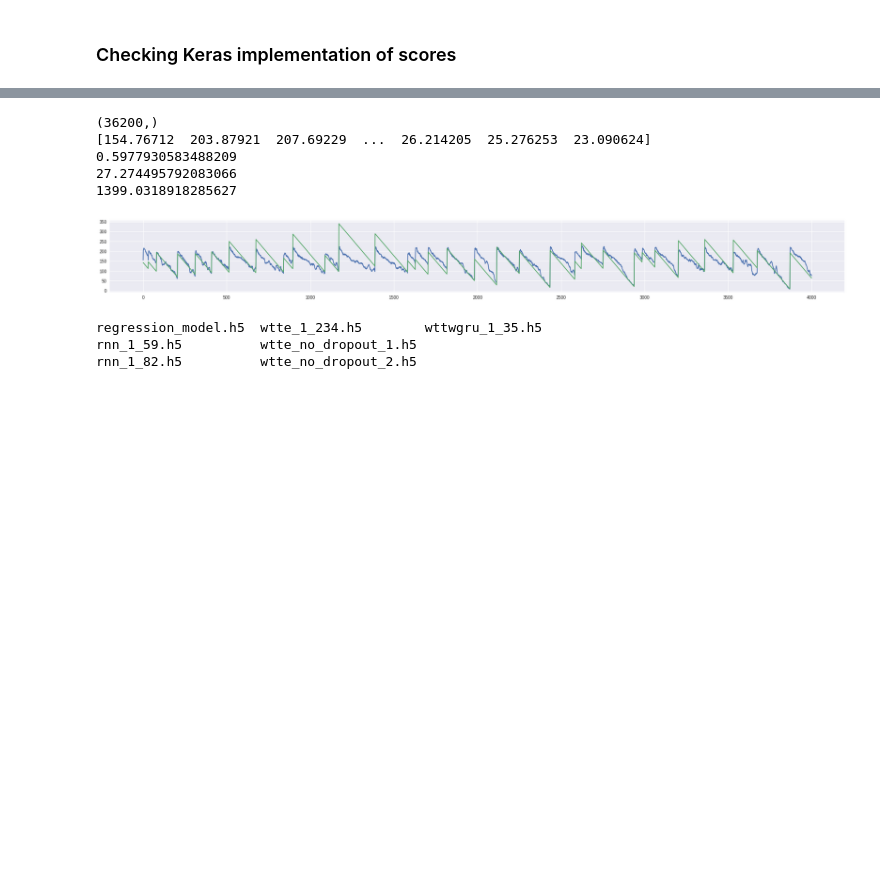
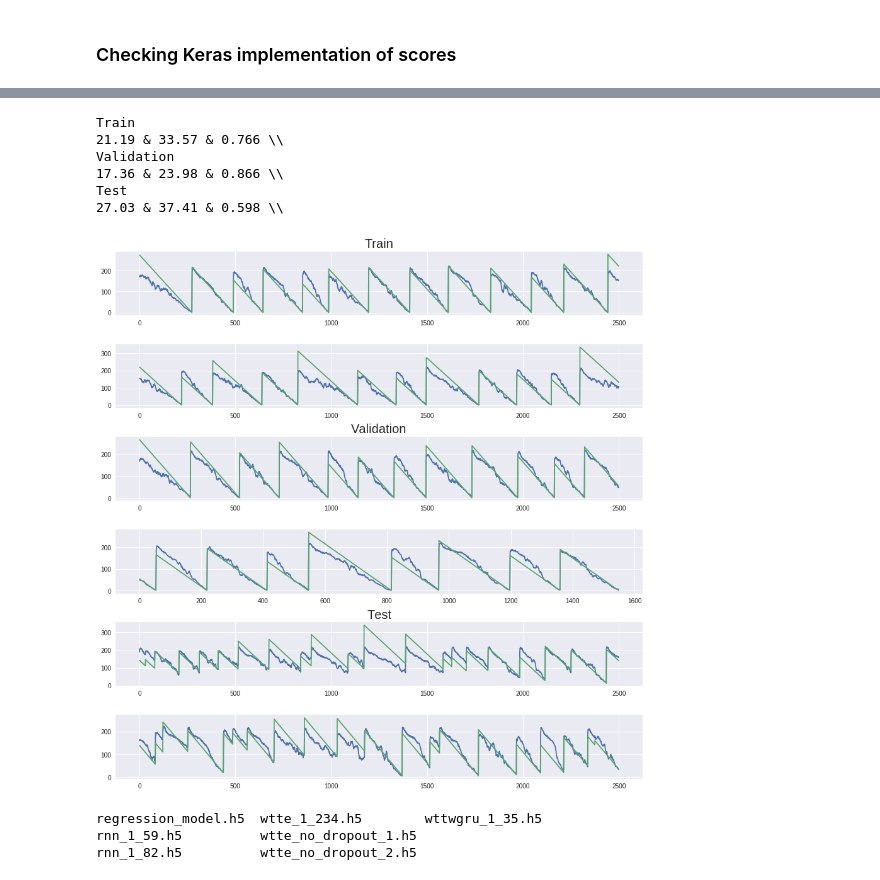
Before and after one commit to Manelmc/rnn-time-to-event, a Jupyter notebook: Turbofan Engine/predictive-maintenance-turbofan-engine.ipynb, the cells around one changed output, grey strips where cells are left out. Cells and saved outputs as stored; diff of their text form; code cells hidden in the pictures; blank space fills up the shorter version.

Commit message:
Recreate baseline model

```diff
--- a/Turbofan Engine/predictive-maintenance-turbofan-engine.ipynb
+++ b/Turbofan Engine/predictive-maintenance-turbofan-engine.ipynb
@@ -321,28 +316,54 @@ MSE:
-# %%
-%matplotlib inline
-# To validate we remove the right padding
-l = test_Y.flatten()
-y_pred = model.predict(test_X).flatten()
-print l.shape
-y_true = np.ma.compressed(np.ma.masked_where(l==0, l))
-# y_true = l
-y_pred = np.ma.compressed(np.ma.masked_where(l==0, y_pred))
-print y_pred
-print r2_score(y_true, y_pred)
-print mean_absolute_error(y_true, y_pred)
-print mean_squared_error(y_true, y_pred)
-fig = plt.figure()
-fig.add_subplot(1,1,1)
-plt.plot(y_pred[0:4000])
-plt.plot(y_true[0:4000])
-fig.set_size_inches(30,3)
-# %% [output]
-(36200,)
-[154.76712  203.87921  207.69229  ...  26.214205  25.276253  23.090624]
-0.5977930583488209
-27.274495792083066
-1399.0318918285627
-[figure, removed]
+# %%
+%matplotlib inline
+from math import sqrt
+from decimal import Decimal
+from sklearn.metrics import mean_squared_error, mean_absolute_error, r2_score
+
+def cmapss_score(y_true, y_pred):
+    acc = 0
+    for y_true_t, y_pred_t in zip(y_true, y_pred):
+        error = y_pred_t - y_true_t
+        acc += np.e**-(error/10) - 1 if error < 0 else np.e**(error/13) - 1
+    return acc
+
+fig = plt.figure()
+i = 1
+for name_set, train_set, test_set in [("Train", train_X, train_Y),
+                                      ("Validation", val_X, val_Y),
+                                      ("Test", test_X, test_Y)]:
+  print name_set
+  y_pred = model.predict(train_set).flatten()
+  l = test_set[:,:,0].flatten()
+  # To validate we remove the right padding
+  y_true = np.ma.compressed(np.ma.masked_where(l==0, l))
+  y_pred = np.ma.compressed(np.ma.masked_where(l==0, y_pred))
+  score_mae = "{0:.2f}".format(mean_absolute_error(y_true, y_pred))
+  score_rmse = "{0:.2f}".format(sqrt(mean_squared_error(y_true, y_pred)))
+  score_r2 = "{0:.3f}".format(r2_score(y_true, y_pred))
+  score_s = '%.2E' % Decimal(cmapss_score(y_true, y_pred))
+  print score_mae, "&", score_rmse, '&', score_r2, "\\\\"
+  ax = fig.add_subplot(6, 1, i)
+  ax.title.set_text(name_set)
+  ax.title.set_fontsize(20)
+  # ax.title.set_fontname("Helvetica")
+  i += 1
+  plt.plot(y_pred[0:2500])
+  plt.plot(y_true[0:2500])
+  ax = fig.add_subplot(6, 1, i)
+  i += 1
+  plt.plot(y_pred[2500:5000])
+  plt.plot(y_true[2500:5000])
+
+plt.subplots_adjust(hspace=0.45)
+fig.set_size_inches(15, i*2.2)
+# %% [output]
+Train
+21.19 & 33.57 & 0.766 \\
+Validation
+17.36 & 23.98 & 0.866 \\
+Test
+27.03 & 37.41 & 0.598 \\
+[figure, added]
 # %%
 
 !ls Models
```
Also changed, not shown: parts of 3 cells of this notebook.
